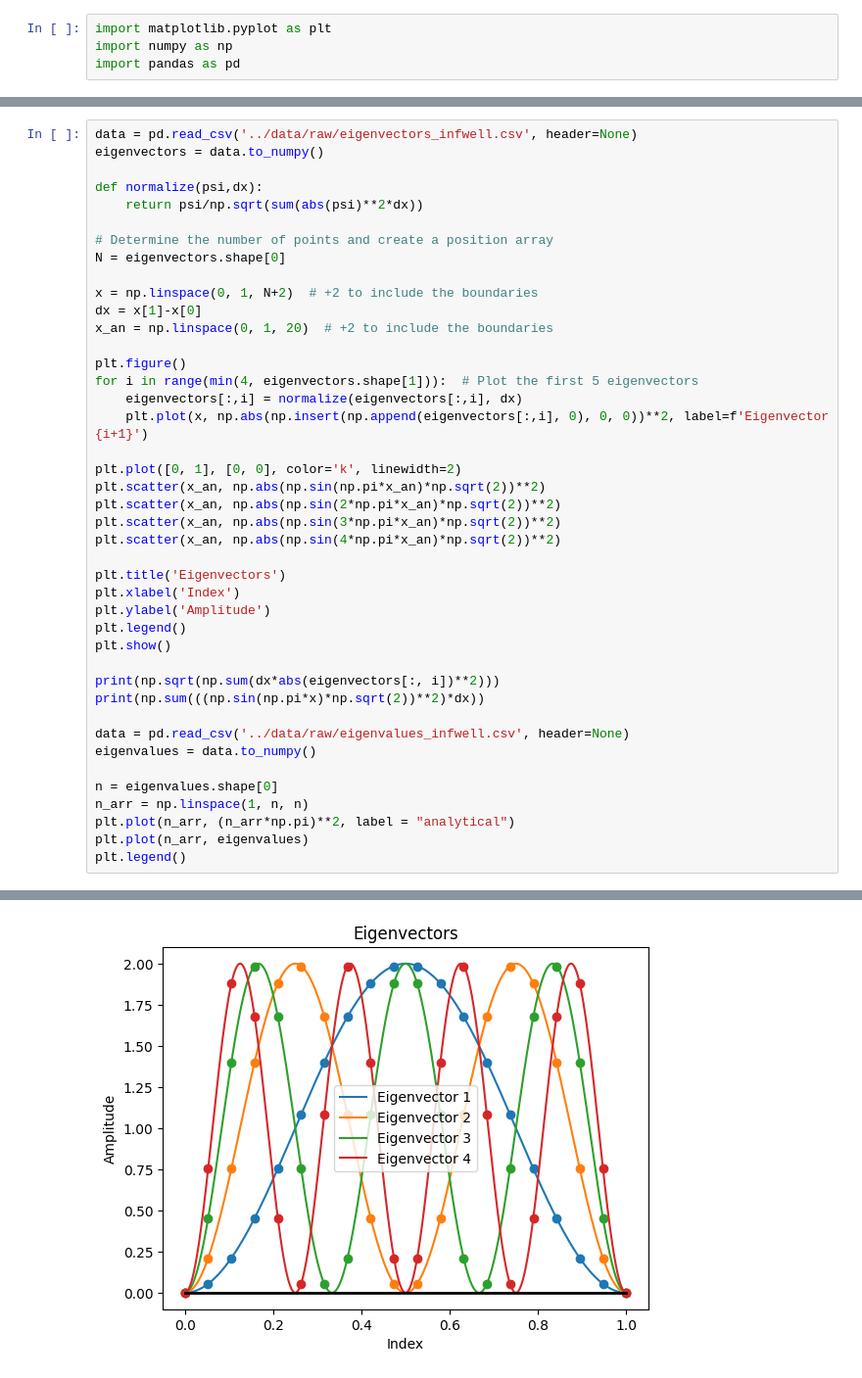
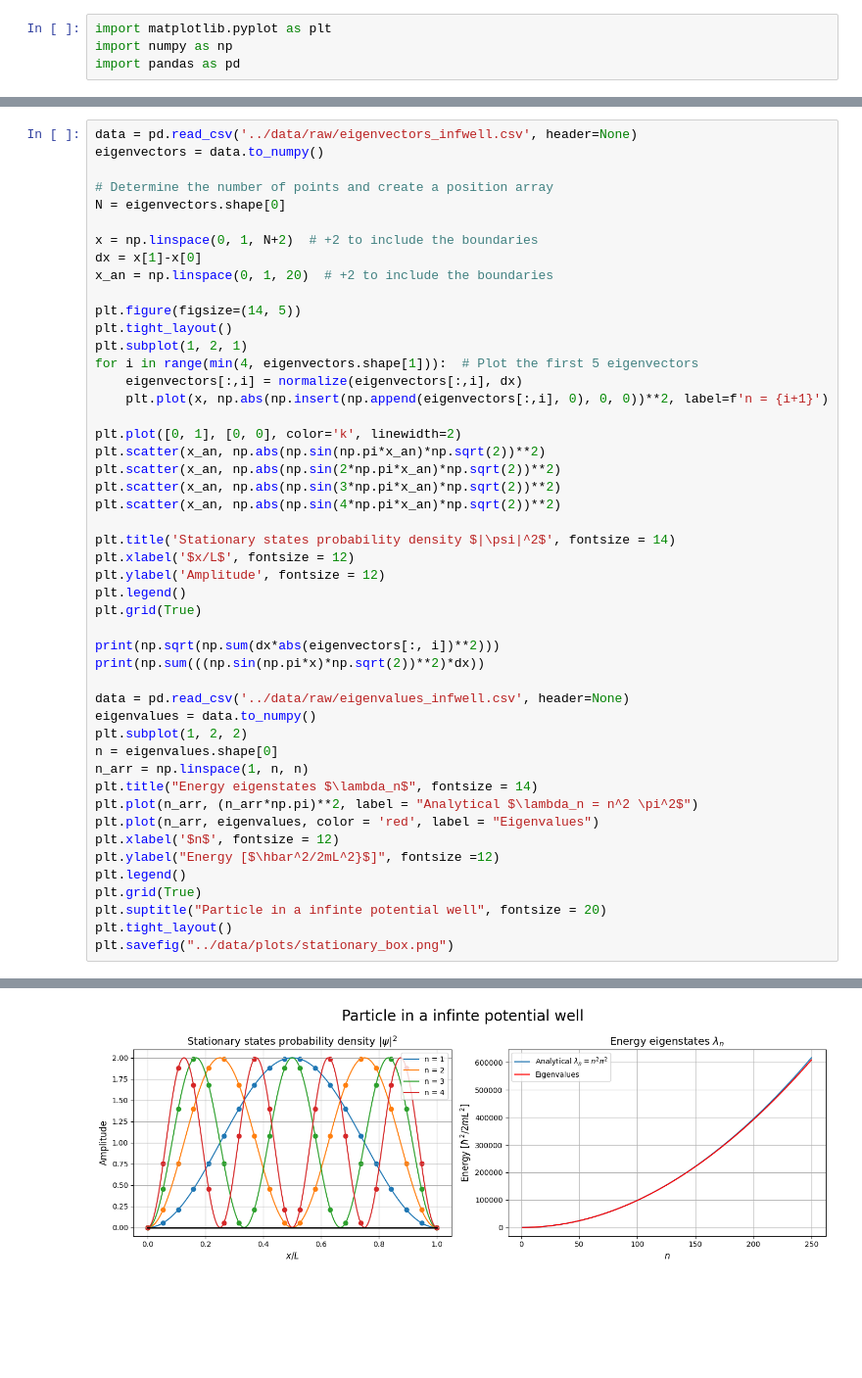
Before and after one commit to emilssp/Computational_Physics_v24, a Jupyter notebook: Quantum_Mechanics/python/plot.ipynb, the cells around one changed output, grey strips where cells are left out. Shown at 98% size. Drawn from its saved outputs; the diff is of its cells as text; blank space fills up the shorter version.

```diff
--- a/Quantum_Mechanics/python/plot.ipynb
+++ b/Quantum_Mechanics/python/plot.ipynb
@@ -5,9 +11,6 @@ import pandas as pd
 # %%
 data = pd.read_csv('../data/raw/eigenvectors_infwell.csv', header=None)
 eigenvectors = data.to_numpy()
-
-def normalize(psi,dx):
-    return psi/np.sqrt(sum(abs(psi)**2*dx))
 
 # Determine the number of points and create a position array
 N = eigenvectors.shape[0]
@@ -16,10 +19,12 @@ x = np.linspace(0, 1, N+2)  # +2 to include the boundaries
 dx = x[1]-x[0]
 x_an = np.linspace(0, 1, 20)  # +2 to include the boundaries
 
-plt.figure()
+plt.figure(figsize=(14, 5))
+plt.tight_layout()
+plt.subplot(1, 2, 1)
 for i in range(min(4, eigenvectors.shape[1])):  # Plot the first 5 eigenvectors
     eigenvectors[:,i] = normalize(eigenvectors[:,i], dx)
-    plt.plot(x, np.abs(np.insert(np.append(eigenvectors[:,i], 0), 0, 0))**2, label=f'Eigenvector {i+1}')
+    plt.plot(x, np.abs(np.insert(np.append(eigenvectors[:,i], 0), 0, 0))**2, label=f'n = {i+1}')
 
 plt.plot([0, 1], [0, 0], color='k', linewidth=2)
 plt.scatter(x_an, np.abs(np.sin(np.pi*x_an)*np.sqrt(2))**2)
@@ -27,21 +32,28 @@ plt.scatter(x_an, np.abs(np.sin(2*np.pi*x_an)*np.sqrt(2))**2)
 plt.scatter(x_an, np.abs(np.sin(3*np.pi*x_an)*np.sqrt(2))**2)
 plt.scatter(x_an, np.abs(np.sin(4*np.pi*x_an)*np.sqrt(2))**2)
 
-plt.title('Eigenvectors')
-plt.xlabel('Index')
-plt.ylabel('Amplitude')
+plt.title('Stationary states probability density $|\psi|^2$', fontsize = 14)
+plt.xlabel('$x/L$', fontsize = 12)
+plt.ylabel('Amplitude', fontsize = 12)
 plt.legend()
-plt.show()
+plt.grid(True)
 
 print(np.sqrt(np.sum(dx*abs(eigenvectors[:, i])**2)))
 print(np.sum(((np.sin(np.pi*x)*np.sqrt(2))**2)*dx))
 
 data = pd.read_csv('../data/raw/eigenvalues_infwell.csv', header=None)
 eigenvalues = data.to_numpy()
-
+plt.subplot(1, 2, 2)
 n = eigenvalues.shape[0]
 n_arr = np.linspace(1, n, n)
-plt.plot(n_arr, (n_arr*np.pi)**2, label = "analytical")
-plt.plot(n_arr, eigenvalues)
+plt.title("Energy eigenstates $\lambda_n$", fontsize = 14)
+plt.plot(n_arr, (n_arr*np.pi)**2, label = "Analytical $\lambda_n = n^2 \pi^2$")
+plt.plot(n_arr, eigenvalues, color = 'red', label = "Eigenvalues")
+plt.xlabel('$n$', fontsize = 12)
+plt.ylabel("Energy [$\hbar^2/2mL^2}$]", fontsize =12)
 plt.legend()
+plt.grid(True)
+plt.suptitle("Particle in a infinte potential well", fontsize = 20)
+plt.tight_layout()
+plt.savefig("../data/plots/stationary_box.png")
 # %% [output]
@@ -48 +62 @@ plt.legend()
-[figure, old version]
+[figure, new version]
```
Also changed, not shown: parts of 9 cells of this notebook, 24 other files.
